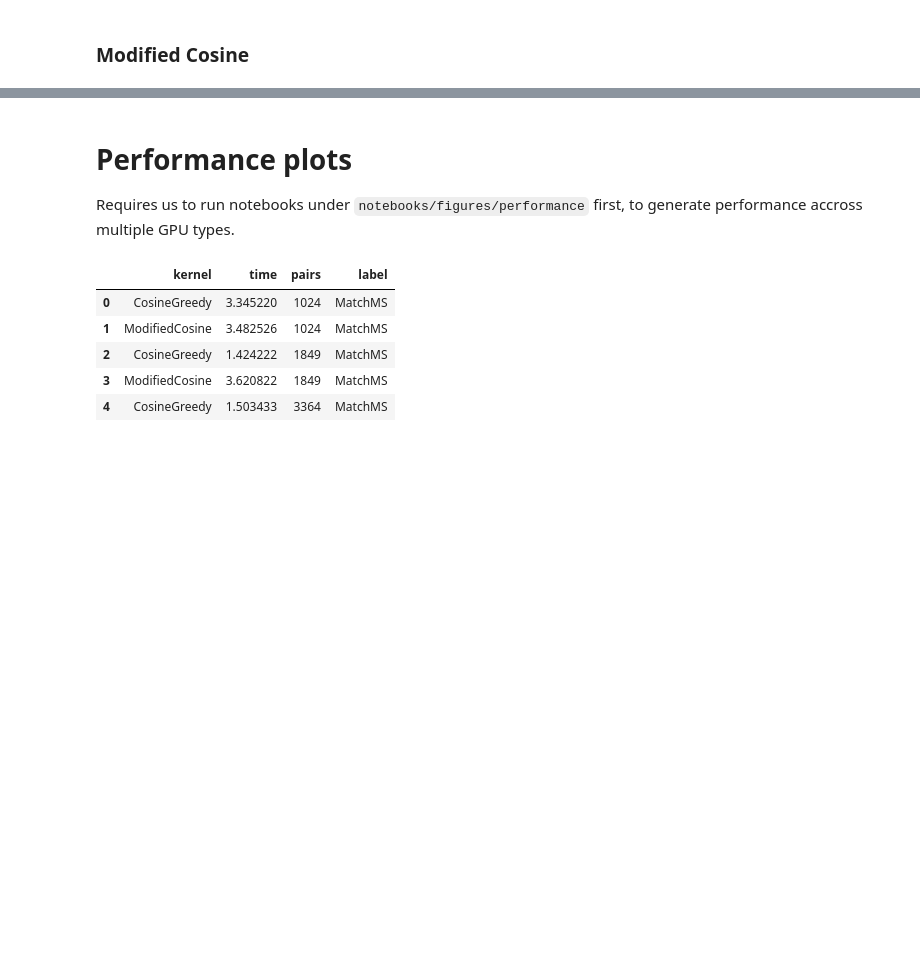
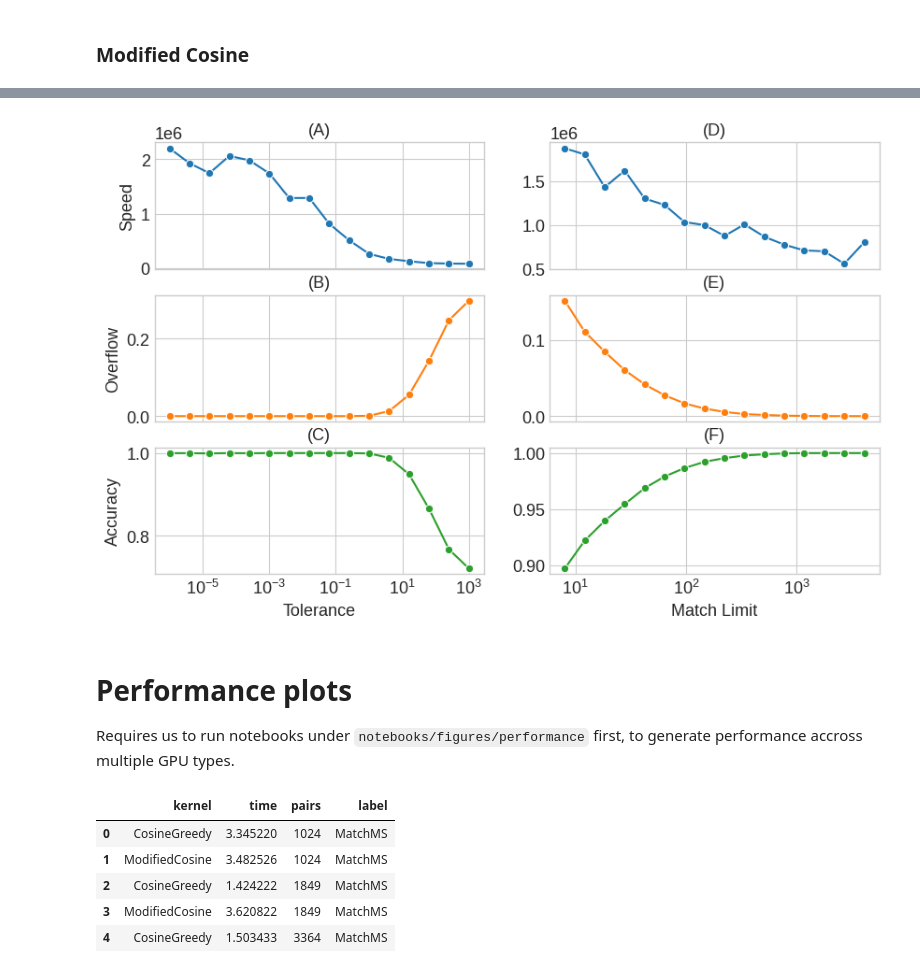
Before and after one commit to PangeAI/SimMS, a Jupyter notebook: notebooks/figures/make_figures.ipynb, the cells around one changed output, grey strips where cells are left out. Saved outputs shown, nothing was run; the diff lists cells and outputs as text; code cells hidden in the pictures; blank space fills up the shorter version.

```diff
--- a/notebooks/figures/make_figures.ipynb
+++ b/notebooks/figures/make_figures.ipynb
@@ -571,3 +517,20 @@ plot_ml_and_perf(
+# %%
+fig, axd = plt.subplot_mosaic(
+    [["a", "A"], ["b", "B"], ["c", "C"]],
+    figsize=(10, 6),
+)
+
+plot_tol_and_perf(axis=[axd[k] for k in "a b c".split()], data=tolerance_perf_data)
+
+# match limit
+plot_ml_and_perf(axis=[axd[k] for k in "A B C".split()], data=match_limit_data)
+[axd[k].set_ylabel(None) for k in "A B C".split()]
+[axd[k].set_xscale("log") for k in "A B".split()]
+[axd[k].set_xticklabels([]) for k in "A B".split()]
+[axd[k].set_xticklabels([]) for k in "a b".split()]
+plt.savefig("plot.png")
+# %% [output]
+[figure, added]
 # %% [markdown]
 # Performance plots
 
```
Also changed, not shown: parts of 24 cells of this notebook, 13 other files.
